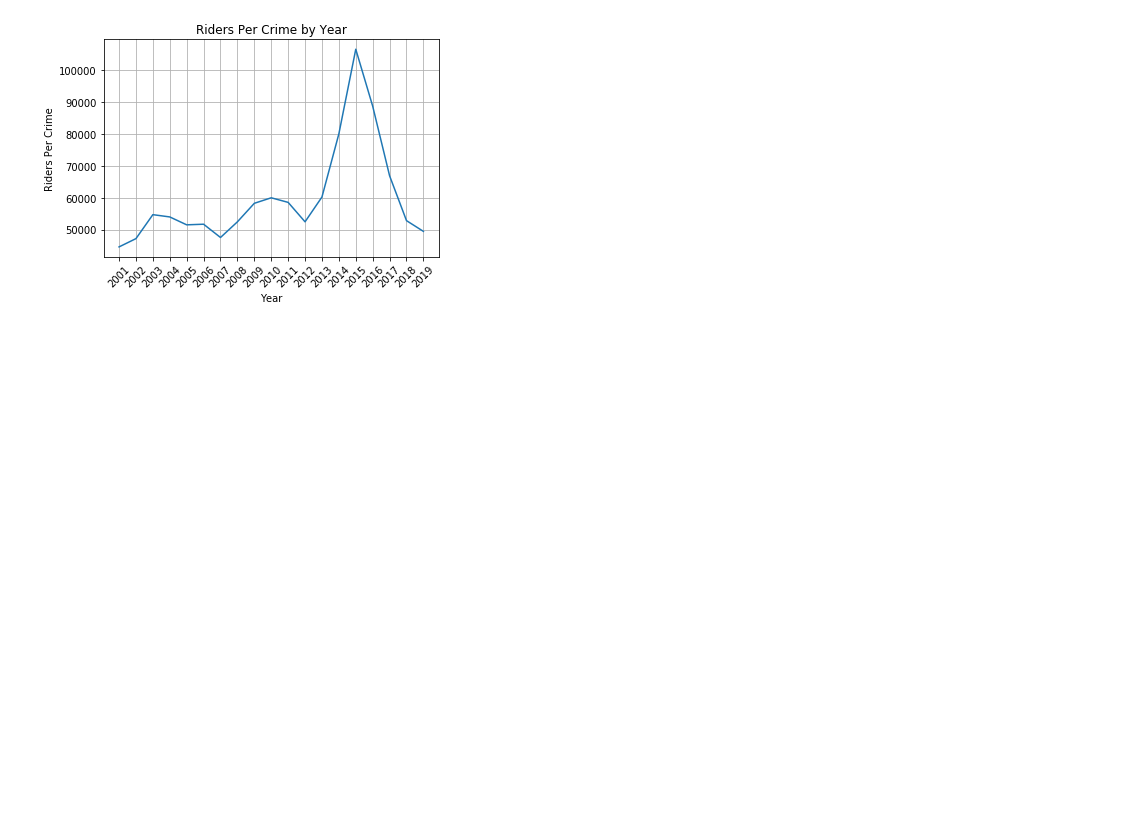
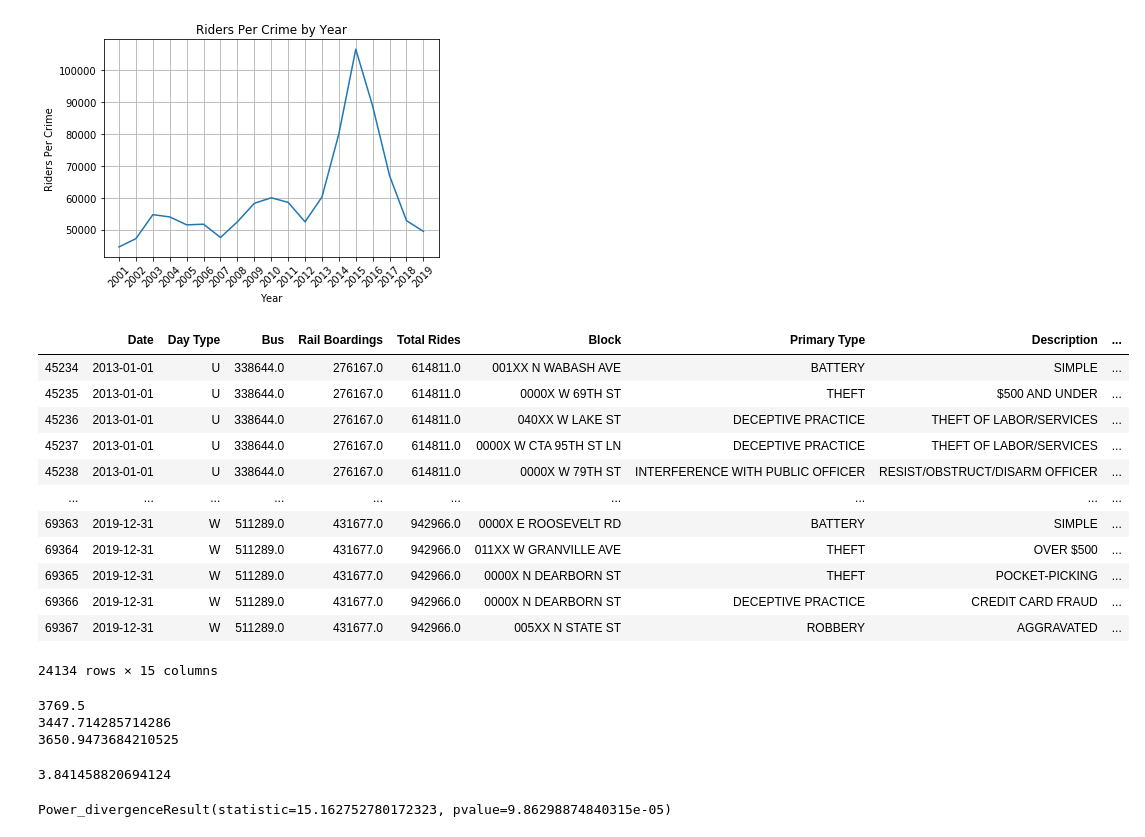
Before and after one commit to o0oo000o0o0o/Project-1, a Jupyter notebook: project.ipynb, the cells around one changed output. Saved outputs shown, nothing was run; the diff lists cells and outputs as text; code cells hidden in the pictures; blank space fills up the shorter version.

```diff
--- a/project.ipynb
+++ b/project.ipynb
@@ -613,3 +614,46 @@ Riders Per Crime in 2017: 66861.47168167296
 Riders Per Crime in 2018: 52816.21533785364
 Riders Per Crime in 2019: 49460.525469775865
 [figure]
+# %%
+pre_2013 = project_data[project_data["Date"].dt.year<=2012]
+post_2012 = project_data[project_data["Date"].dt.year>2012]
+post_2012
+# %% [output]
+|  | Date | Day Type | Bus | Rail Boardings | Total Rides | Block | Primary Type | Description | ... |
+| 45234 | 2013-01-01 | U | 338644.0 | 276167.0 | 614811.0 | 001XX N WABASH AVE | BATTERY | SIMPLE | ... |
+| 45235 | 2013-01-01 | U | 338644.0 | 276167.0 | 614811.0 | 0000X W 69TH ST | THEFT | $500 AND UNDER | ... |
+| 45236 | 2013-01-01 | U | 338644.0 | 276167.0 | 614811.0 | 040XX W LAKE ST | DECEPTIVE PRACTICE | THEFT OF LABOR/SERVICES | ... |
+| 45237 | 2013-01-01 | U | 338644.0 | 276167.0 | 614811.0 | 0000X W CTA 95TH ST LN | DECEPTIVE PRACTICE | THEFT OF LABOR/SERVICES | ... |
+| 45238 | 2013-01-01 | U | 338644.0 | 276167.0 | 614811.0 | 0000X W 79TH ST | INTERFERENCE WITH PUBLIC OFFICER | RESIST/OBSTRUCT/DISARM OFFICER | ... |
+| ... | ... | ... | ... | ... | ... | ... | ... | ... | ... |
+| 69363 | 2019-12-31 | W | 511289.0 | 431677.0 | 942966.0 | 0000X E ROOSEVELT RD | BATTERY | SIMPLE | ... |
+| 69364 | 2019-12-31 | W | 511289.0 | 431677.0 | 942966.0 | 011XX W GRANVILLE AVE | THEFT | OVER $500 | ... |
+| 69365 | 2019-12-31 | W | 511289.0 | 431677.0 | 942966.0 | 0000X N DEARBORN ST | THEFT | POCKET-PICKING | ... |
+| 69366 | 2019-12-31 | W | 511289.0 | 431677.0 | 942966.0 | 0000X N DEARBORN ST | DECEPTIVE PRACTICE | CREDIT CARD FRAUD | ... |
+| 69367 | 2019-12-31 | W | 511289.0 | 431677.0 | 942966.0 | 005XX N STATE ST | ROBBERY | AGGRAVATED | ... |
+24134 rows × 15 columns
+# %%
+crime_pre_2013 = len(pre_2013) / 12
+crime_post_2012 = len(post_2012) / 7
+avg_crime = len(project_data) / 19
+
+print(crime_pre_2013)
+print(crime_post_2012)
+print(avg_crime)
+# %% [output]
+3769.5
+3447.714285714286
+3650.9473684210525
+# %%
+observed = pd.Series([crime_pre_2013, crime_post_2012], index=["(2001-2012)", "(2013-2019)"])
+observed = pd.DataFrame([observed]).T
+observed[1] = avg_crime
+observed.columns = ["observed","expected"]
+critical_value = stats.chi2.ppf(q = .95, df = 1)
+critical_value
+# %% [output]
+3.841458820694124
+# %%
+stats.chisquare(observed["observed"], observed["expected"])
+# %% [output]
+Power_divergenceResult(statistic=15.162752780172323, pvalue=9.86298874840315e-05)
```
Also changed, not shown: parts of 3 cells of this notebook.
